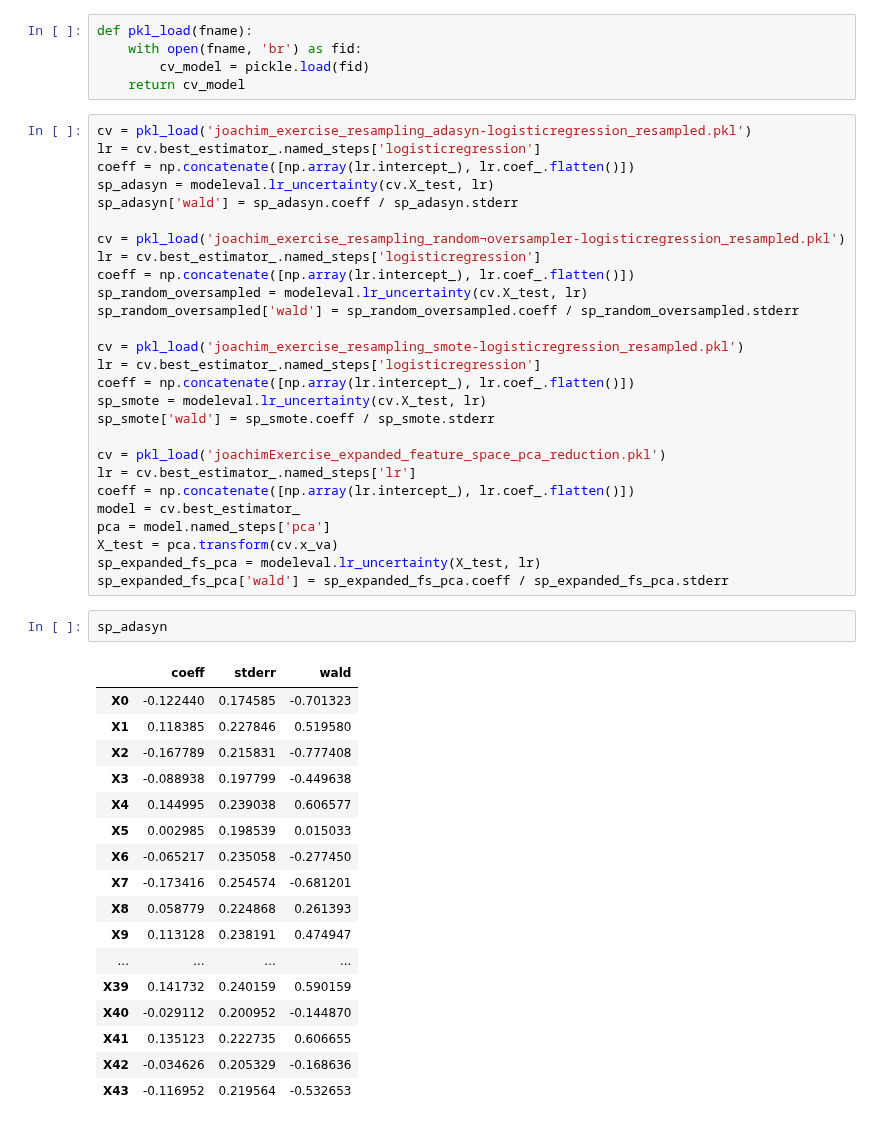
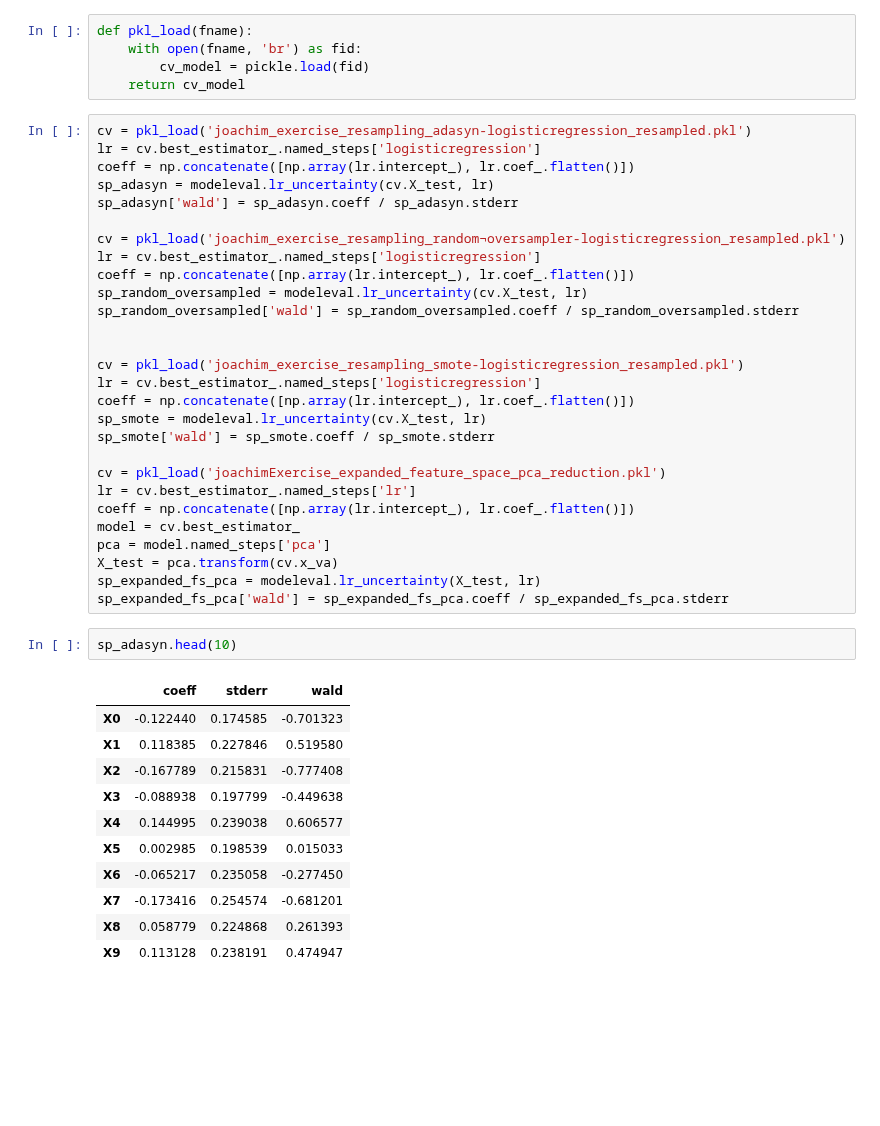
Before and after one commit to AllanLRH/master_thesis, a Jupyter notebook: joachim_exercise/results_summary.ipynb, the cells around one changed output. Cells and saved outputs as stored; diff of their text form; blank space fills up the shorter version.

Commit message:
Small updated to restults summary, such as printing table with LR uncertainties

```diff
--- a/joachim_exercise/results_summary.ipynb
+++ b/joachim_exercise/results_summary.ipynb
@@ -79,6 +80,7 @@ lr = cv.best_estimator_.named_steps['logisticregression']
 coeff = np.concatenate([np.array(lr.intercept_), lr.coef_.flatten()])
 sp_random_oversampled = modeleval.lr_uncertainty(cv.X_test, lr)
 sp_random_oversampled['wald'] = sp_random_oversampled.coeff / sp_random_oversampled.stderr
+
 
 cv = pkl_load('joachim_exercise_resampling_smote-logisticregression_resampled.pkl')
 lr = cv.best_estimator_.named_steps['logisticregression']
@@ -95,23 +97,17 @@ X_test = pca.transform(cv.x_va)
 sp_expanded_fs_pca = modeleval.lr_uncertainty(X_test, lr)
 sp_expanded_fs_pca['wald'] = sp_expanded_fs_pca.coeff / sp_expanded_fs_pca.stderr
 # %%
-sp_adasyn
+sp_adasyn.head(10)
 # %% [output]
 |  | coeff | stderr | wald |
 | X0 | -0.122440 | 0.174585 | -0.701323 |
 | X1 | 0.118385 | 0.227846 | 0.519580 |
 | X2 | -0.167789 | 0.215831 | -0.777408 |
 | X3 | -0.088938 | 0.197799 | -0.449638 |
 | X4 | 0.144995 | 0.239038 | 0.606577 |
 | X5 | 0.002985 | 0.198539 | 0.015033 |
 | X6 | -0.065217 | 0.235058 | -0.277450 |
 | X7 | -0.173416 | 0.254574 | -0.681201 |
 | X8 | 0.058779 | 0.224868 | 0.261393 |
 | X9 | 0.113128 | 0.238191 | 0.474947 |
-| ... | ... | ... | ... |
-| X39 | 0.141732 | 0.240159 | 0.590159 |
-| X40 | -0.029112 | 0.200952 | -0.144870 |
-| X41 | 0.135123 | 0.222735 | 0.606655 |
-| X42 | -0.034626 | 0.205329 | -0.168636 |
-| X43 | -0.116952 | 0.219564 | -0.532653 |
 # %%
```
Also changed, not shown: parts of 10 cells of this notebook.
